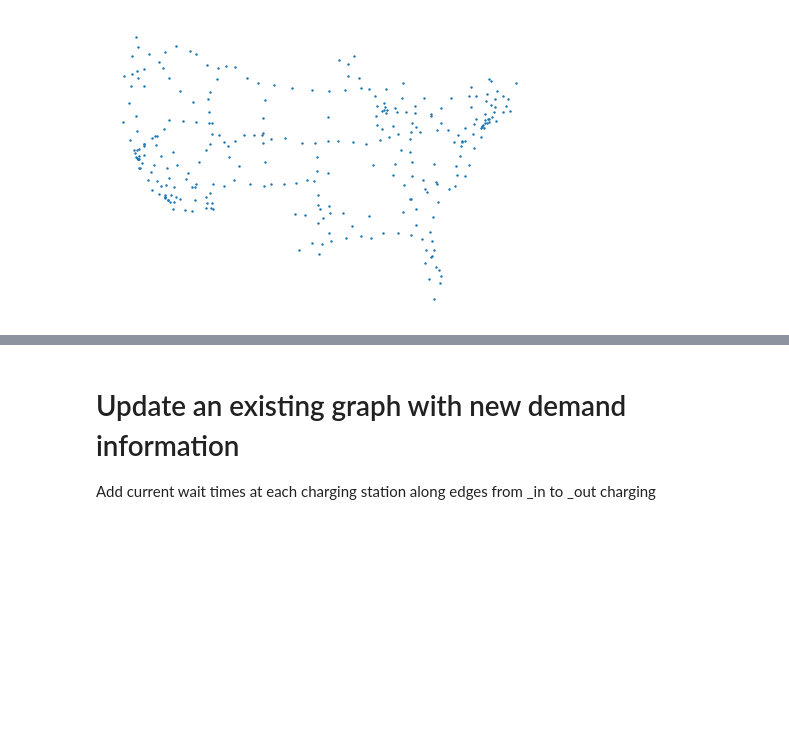
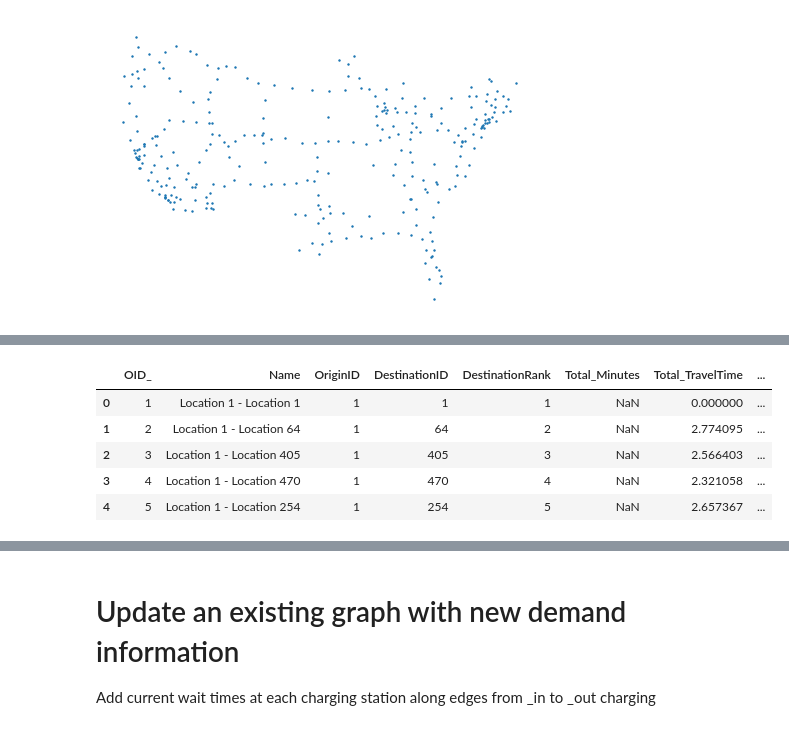
Before and after one commit to alandler/i5_freight_simulation, a Jupyter notebook: Graph Duplication.ipynb, the cells around one changed output, grey strips where cells are left out. Cells and saved outputs as stored; diff of their text form; code cells hidden in the pictures; blank space fills up the shorter version.

```diff
--- a/Graph Duplication.ipynb
+++ b/Graph Duplication.ipynb
@@ -187,0 +197,9 @@ nx.draw(real_G,pos,with_labels=False,node_size = 2)
+# %%
+distances_df.head(5)
+# %% [output]
+|  | OID_ | Name | OriginID | DestinationID | DestinationRank | Total_Minutes | Total_TravelTime | ... |
+| 0 | 1 | Location 1 - Location 1 | 1 | 1 | 1 | NaN | 0.000000 | ... |
+| 1 | 2 | Location 1 - Location 64 | 1 | 64 | 2 | NaN | 2.774095 | ... |
+| 2 | 3 | Location 1 - Location 405 | 1 | 405 | 3 | NaN | 2.566403 | ... |
+| 3 | 4 | Location 1 - Location 470 | 1 | 470 | 4 | NaN | 2.321058 | ... |
+| 4 | 5 | Location 1 - Location 254 | 1 | 254 | 5 | NaN | 2.657367 | ... |
```
Also changed, not shown: parts of 7 cells of this notebook.
